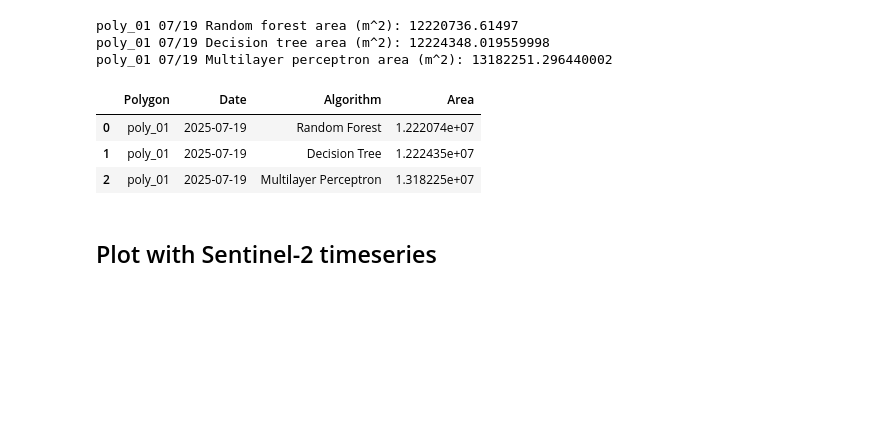
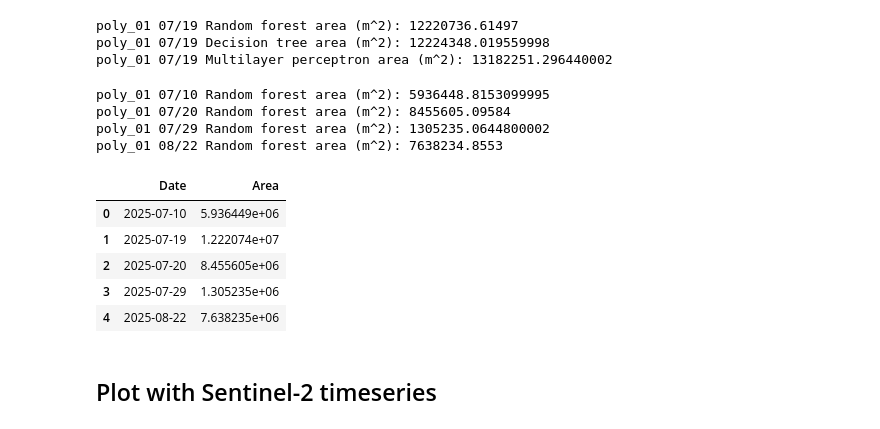
Before and after one commit to mlmac-seid/SWOT-aufeis, a Jupyter notebook: 4.0_aufeis_timeseries.ipynb, the cells around one changed output. Cells and saved outputs as stored; diff of their text form; code cells hidden in the pictures; blank space fills up the shorter version.

Commit message:
all summer dates

```diff
--- a/4.0_aufeis_timeseries.ipynb
+++ b/4.0_aufeis_timeseries.ipynb
@@ -9,6 +9,12 @@ import matplotlib.pyplot as plt
 auf_rf_0719 = pd.read_csv("../../../../shared_space/SWOT_Aufeis/joined_SWOT_ice_mask/poly_01_20250719_aufeis_random_forest.csv")
 auf_tree_0719 = pd.read_csv("../../../../shared_space/SWOT_Aufeis/joined_SWOT_ice_mask/poly_01_20250719_aufeis_decision_tree.csv")
 auf_mlp_0719 = pd.read_csv("../../../../shared_space/SWOT_Aufeis/joined_SWOT_ice_mask/poly_01_20250719_aufeis_mlp.csv")
+# %%
+# Load in CSVs of classified aufeis for test data dates
+auf_rf_710 = pd.read_csv("../../../../shared_space/SWOT_Aufeis/SWOT_PIXC_data/poly_01_20250710_aufeis_random_forest.csv")
+auf_rf_720 = pd.read_csv("../../../../shared_space/SWOT_Aufeis/SWOT_PIXC_data/poly_01_20250720_aufeis_random_forest.csv")
+auf_rf_729 = pd.read_csv("../../../../shared_space/SWOT_Aufeis/SWOT_PIXC_data/poly_01_20250729_aufeis_random_forest.csv")
+auf_rf_822 = pd.read_csv("../../../../shared_space/SWOT_Aufeis/SWOT_PIXC_data/poly_01_20250822_aufeis_random_forest.csv")
 # %%
 # Calculate area of aufeis classified pixels for poly_01 on 07/19/2025 (in m^2)
 area_rf_0719 = np.sum(auf_rf_0719['pixel_area'])
@@ -21,37 +27,50 @@ print("poly_01 07/19 Multilayer perceptron area (m^2):", area_mlp_0719)
 poly_01 07/19 Random forest area (m^2): 12220736.61497
 poly_01 07/19 Decision tree area (m^2): 12224348.019559998
 poly_01 07/19 Multilayer perceptron area (m^2): 13182251.296440002
+# %%
+# Calculate area of aufeis classified pixels for poly_01 on test dates (in m^2)
+area_rf_710 = np.sum(auf_rf_710['pixel_area'])
+print("poly_01 07/10 Random forest area (m^2):", area_rf_710)
+
+area_rf_720 = np.sum(auf_rf_720['pixel_area'])
+print("poly_01 07/20 Random forest area (m^2):", area_rf_720)
+
+area_rf_729 = np.sum(auf_rf_729['pixel_area'])
+print("poly_01 07/29 Random forest area (m^2):", area_rf_729)
+
+area_rf_822 = np.sum(auf_rf_822['pixel_area'])
+print("poly_01 08/22 Random forest area (m^2):", area_rf_822)
+# %% [output]
+poly_01 07/10 Random forest area (m^2): 5936448.8153099995
+poly_01 07/20 Random forest area (m^2): 8455605.09584
+poly_01 07/29 Random forest area (m^2): 1305235.0644800002
+poly_01 08/22 Random forest area (m^2): 7638234.8553
 # %%
 # Create dataframe of aufeis areas
-polygon = ['poly_01',
-          'poly_01',
-          'poly_01']
 
-date = [datetime(2025, 7, 19),
-       datetime(2025, 7, 19),
-       datetime(2025, 7, 19)]
+date = [datetime(2025, 7, 10),
+        datetime(2025, 7, 19),
+       datetime(2025, 7, 20),
+       datetime(2025, 7, 29),
+       datetime(2025, 8, 22)]
 
-algorithm = ['Random Forest',
-            'Decision Tree',
-            'Multilayer Perceptron']
 
-area = [area_rf_0719,
-       area_tree_0719,
-       area_mlp_0719]
+area = [area_rf_710,
+       area_rf_0719,
+       area_rf_720,
+       area_rf_729,
+       area_rf_822]
 
-aufeis_area_df = pd.DataFrame({
-    'Polygon': polygon,
-    'Date': date,
-    'Algorithm': algorithm,
-    'Area': area
-})
+aufeis_area_df = pd.DataFrame({'Date': date,'Area': area})
 
 aufeis_area_df
 # %% [output]
-|  | Polygon | Date | Algorithm | Area |
-| 0 | poly_01 | 2025-07-19 | Random Forest | 1.222074e+07 |
-| 1 | poly_01 | 2025-07-19 | Decision Tree | 1.222435e+07 |
-| 2 | poly_01 | 2025-07-19 | Multilayer Perceptron | 1.318225e+07 |
+|  | Date | Area |
+| 0 | 2025-07-10 | 5.936449e+06 |
+| 1 | 2025-07-19 | 1.222074e+07 |
+| 2 | 2025-07-20 | 8.455605e+06 |
+| 3 | 2025-07-29 | 1.305235e+06 |
+| 4 | 2025-08-22 | 7.638235e+06 |
 # %% [markdown]
 ## Plot with Sentinel-2 timeseries
 # %%
```
Also changed, not shown: parts of 2 cells of this notebook.
